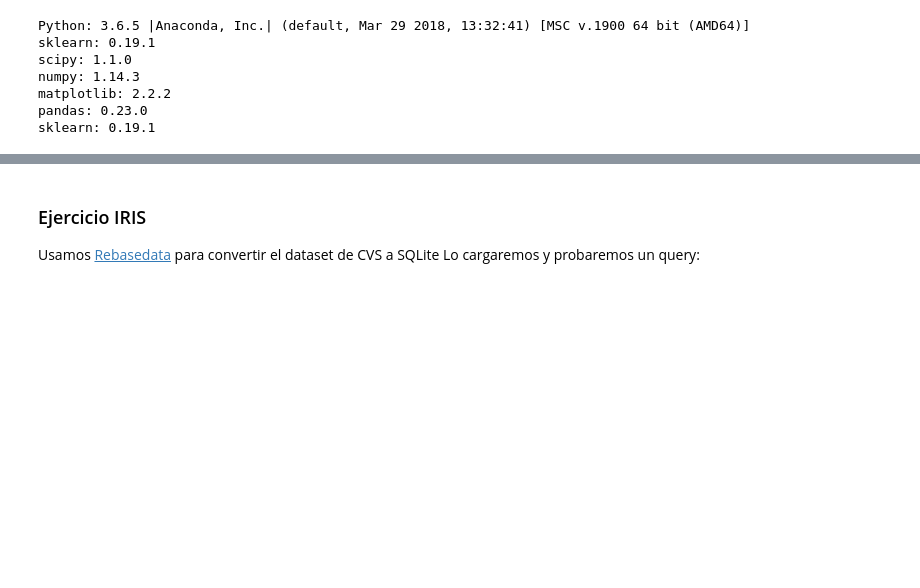
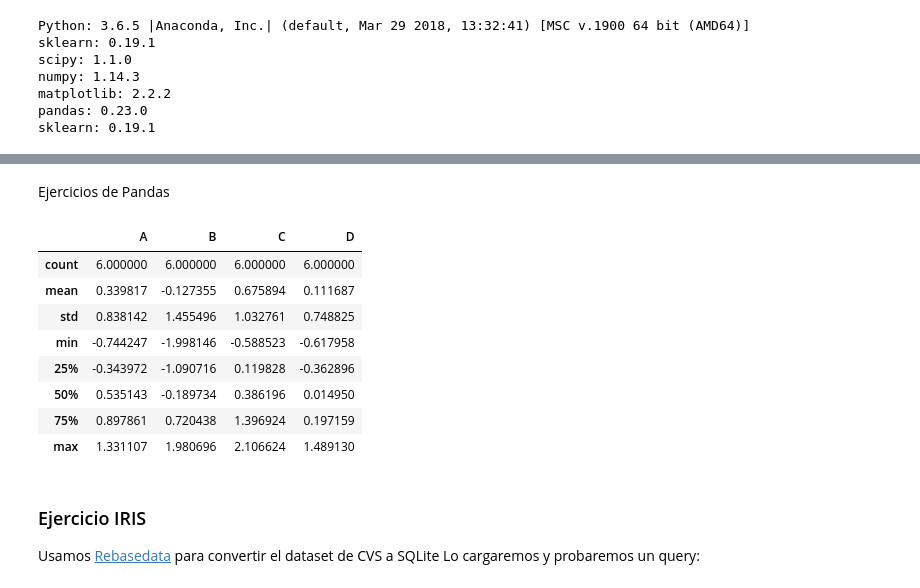
Before and after one commit to karobotco/masterdegree, a Jupyter notebook: machine_learning/taller_1/Taller_1.ipynb, the cells around one changed output, grey strips where cells are left out. Cells and saved outputs as stored; diff of their text form; code cells hidden in the pictures; blank space fills up the shorter version.

```diff
--- a/machine_learning/taller_1/Taller_1.ipynb
+++ b/machine_learning/taller_1/Taller_1.ipynb
@@ -42,3 +299,42 @@ sklearn: 0.19.1
+# %% [markdown]
+Ejercicios de Pandas
+# %%
+import pandas as pd
+
+dates = pd.date_range('20130101', periods=6)
+df = pd.DataFrame(np.random.randn(6,4), index=dates, columns=list('ABCD'))
+
+
+#valores iniciales de la lista
+df.head()
+#valores finales de la lista
+df.tail(3)
+
+#aceder a los datos como un arreglo numpy
+df.index
+df.columns
+df.values
+
+# acediendo ciertos datos
+df['A']
+df[1:3]
+df[df.A > 0]
+
+df.sort_values(by='B')
+
+# toda la estadistica descriptiva
+df.mean()
+df.describe()
+# %% [output]
+|  | A | B | C | D |
+| count | 6.000000 | 6.000000 | 6.000000 | 6.000000 |
+| mean | 0.339817 | -0.127355 | 0.675894 | 0.111687 |
+| std | 0.838142 | 1.455496 | 1.032761 | 0.748825 |
+| min | -0.744247 | -1.998146 | -0.588523 | -0.617958 |
+| 25% | -0.343972 | -1.090716 | 0.119828 | -0.362896 |
+| 50% | 0.535143 | -0.189734 | 0.386196 | 0.014950 |
+| 75% | 0.897861 | 0.720438 | 1.396924 | 0.197159 |
+| max | 1.331107 | 1.980696 | 2.106624 | 1.489130 |
 # %% [markdown]
 ### Ejercicio IRIS
 Usamos [Rebasedata](https://www.rebasedata.com) para convertir el dataset de CVS a SQLite
```
Also changed, not shown: parts of 17 cells of this notebook.
